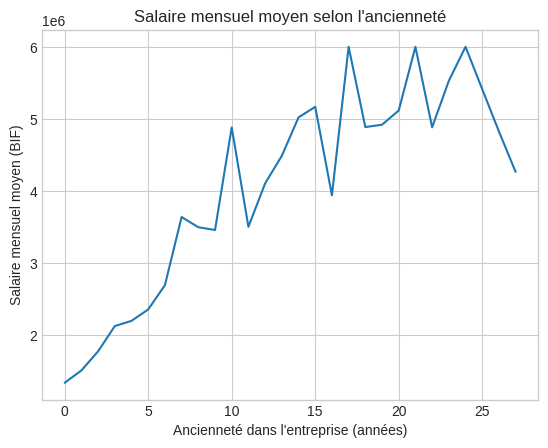
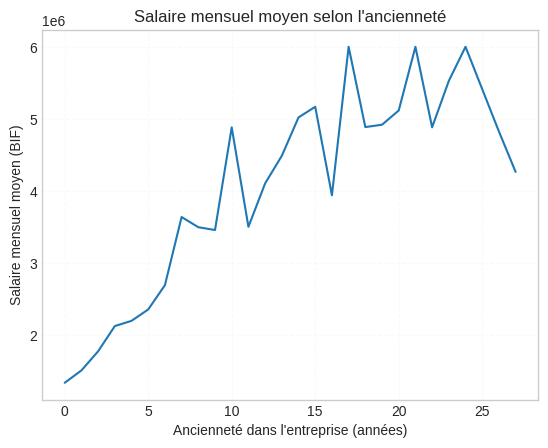
Code edit (unified diff) that turned the first committed figure into the second:
--- before
+++ after
@@ -5,4 +5,4 @@
 plt.ylabel("Salaire mensuel moyen (BIF)")
 plt.savefig("../images/salaire_anciennete.png", dpi=300, bbox_inches="tight")
-# plt.grid(True, linestyle='--', alpha=0.6)
+plt.grid(True, linestyle='--', alpha=0.9)
 plt.show()

Commit: Commit of unknown